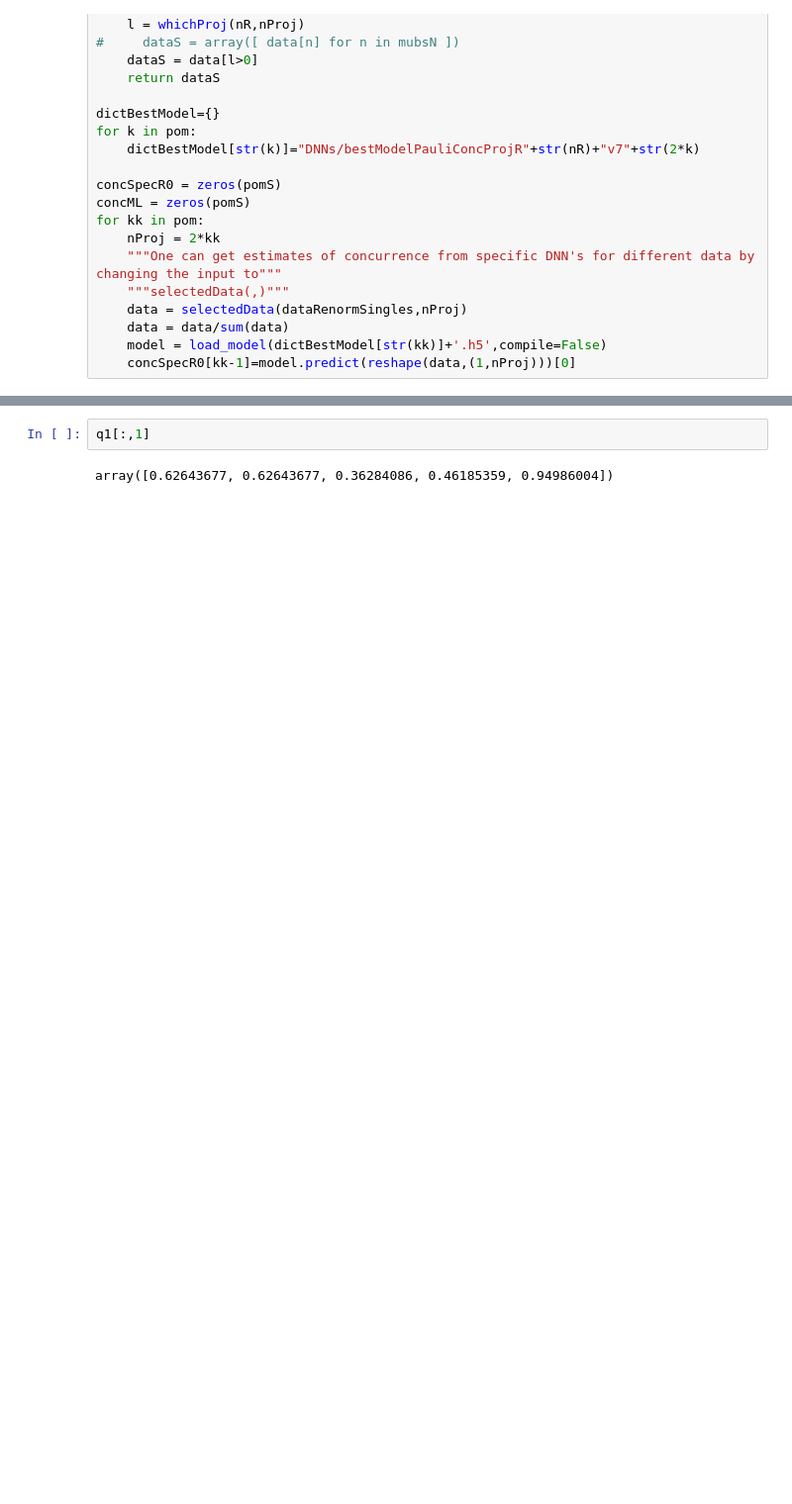
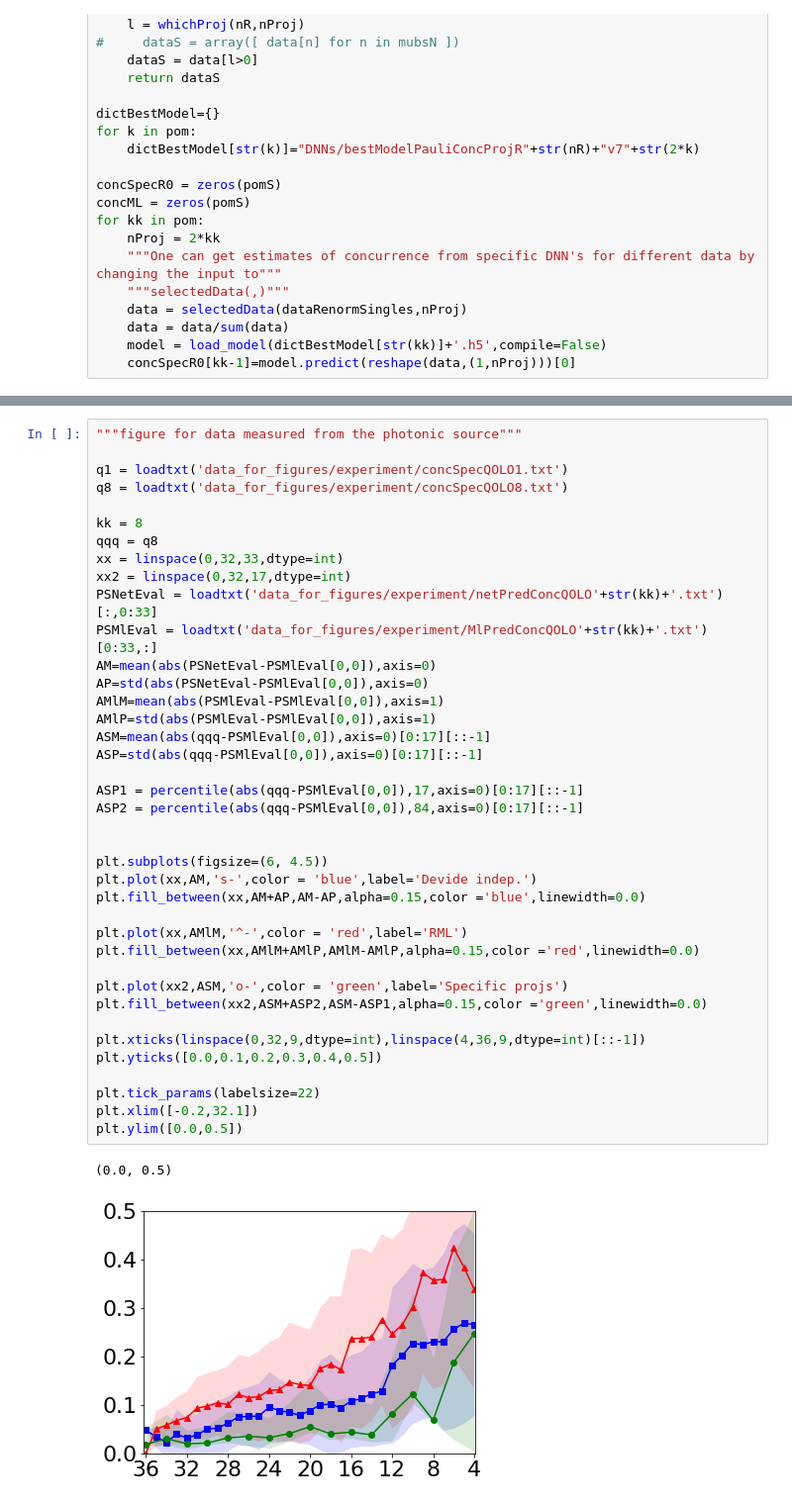
Before and after one commit to dkoutny/DeepEntanglement, a Jupyter notebook: plots.ipynb, the cells around one changed output, grey strips where cells are left out. Shown: that part at 99% size. Drawn from its saved outputs; the diff is of its cells as text; blank space fills up the shorter version.

```diff
--- a/plots.ipynb
+++ b/plots.ipynb
@@ -262,10 +234,48 @@ plt.ylim([0.0,0.5])
 # %% [output]
 (0.0, 0.5)
 [figure]
-# %%
-q1[:,1]
-# %% [output]
-array([0.62643677, 0.62643677, 0.36284086, 0.46185359, 0.94986004])
+# %%
+"""figure for data measured from the photonic source"""
+
+q1 = loadtxt('data_for_figures/experiment/concSpecQOLO1.txt')
+q8 = loadtxt('data_for_figures/experiment/concSpecQOLO8.txt')
+
+kk = 8
+qqq = q8
+xx = linspace(0,32,33,dtype=int)
+xx2 = linspace(0,32,17,dtype=int)
+PSNetEval = loadtxt('data_for_figures/experiment/netPredConcQOLO'+str(kk)+'.txt')[:,0:33]
+PSMlEval = loadtxt('data_for_figures/experiment/MlPredConcQOLO'+str(kk)+'.txt')[0:33,:]
+AM=mean(abs(PSNetEval-PSMlEval[0,0]),axis=0)
+AP=std(abs(PSNetEval-PSMlEval[0,0]),axis=0)
+AMlM=mean(abs(PSMlEval-PSMlEval[0,0]),axis=1)
+AMlP=std(abs(PSMlEval-PSMlEval[0,0]),axis=1)
+ASM=mean(abs(qqq-PSMlEval[0,0]),axis=0)[0:17][::-1]
+ASP=std(abs(qqq-PSMlEval[0,0]),axis=0)[0:17][::-1]
+
+ASP1 = percentile(abs(qqq-PSMlEval[0,0]),17,axis=0)[0:17][::-1]
+ASP2 = percentile(abs(qqq-PSMlEval[0,0]),84,axis=0)[0:17][::-1]
+
+
+plt.subplots(figsize=(6, 4.5))
+plt.plot(xx,AM,'s-',color = 'blue',label='Devide indep.')
+plt.fill_between(xx,AM+AP,AM-AP,alpha=0.15,color ='blue',linewidth=0.0)
+
+plt.plot(xx,AMlM,'^-',color = 'red',label='RML')
+plt.fill_between(xx,AMlM+AMlP,AMlM-AMlP,alpha=0.15,color ='red',linewidth=0.0)
+
+plt.plot(xx2,ASM,'o-',color = 'green',label='Specific projs')
+plt.fill_between(xx2,ASM+ASP2,ASM-ASP1,alpha=0.15,color ='green',linewidth=0.0)
+
+plt.xticks(linspace(0,32,9,dtype=int),linspace(4,36,9,dtype=int)[::-1])
+plt.yticks([0.0,0.1,0.2,0.3,0.4,0.5])
+
+plt.tick_params(labelsize=22)
+plt.xlim([-0.2,32.1])
+plt.ylim([0.0,0.5])
+# %% [output]
+(0.0, 0.5)
+[figure, added]
 # %%
 """Mean average error for concurrence estimation with different approaches"""
 
```
Also changed, not shown: parts of 22 cells of this notebook.
